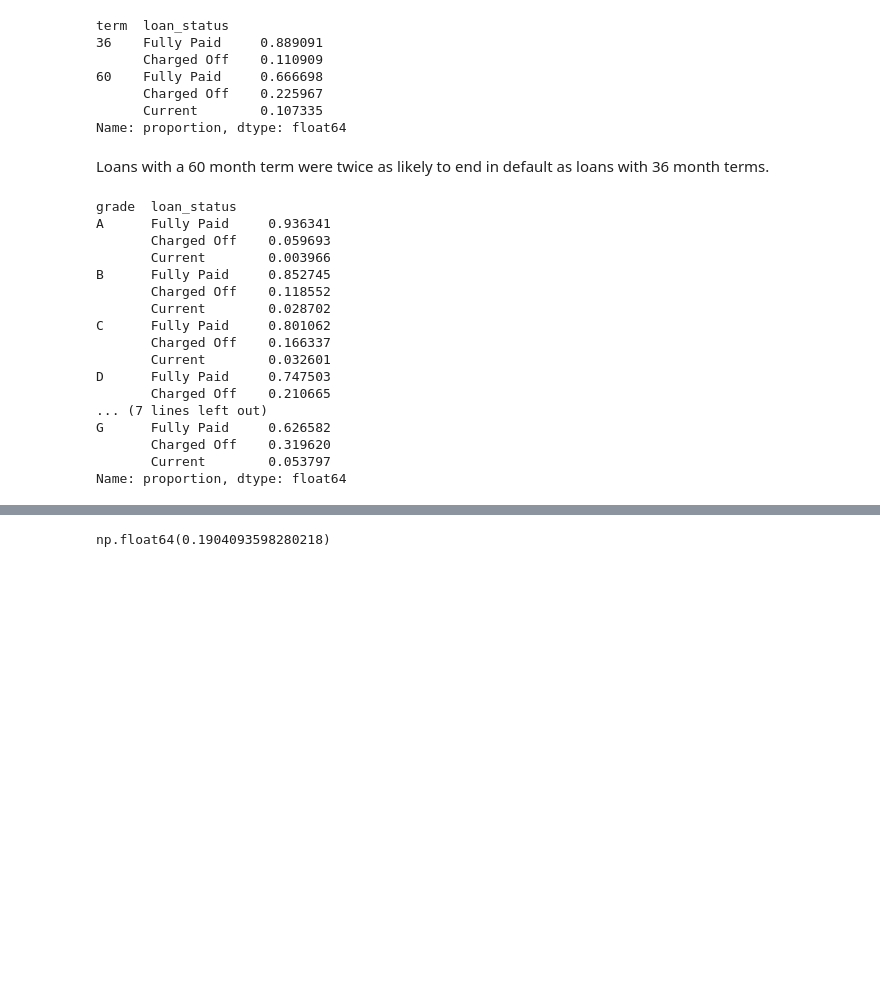
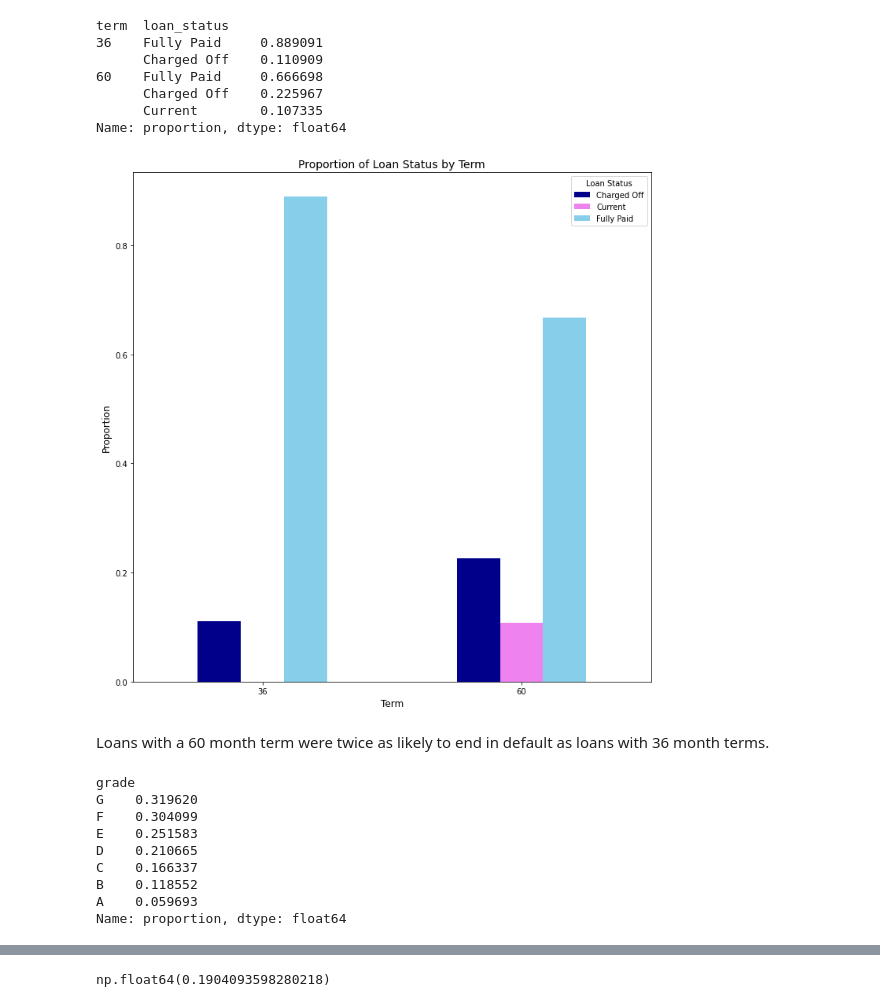
Before and after one commit to partwalk/iiitb-ml-ai, a Jupyter notebook: Module 6/case_study.ipynb, the cells around one changed output, grey strips where cells are left out. Saved outputs shown, nothing was run; the diff lists cells and outputs as text; code cells hidden in the pictures; blank space fills up the shorter version.

```diff
--- a/Module 6/case_study.ipynb
+++ b/Module 6/case_study.ipynb
@@ -155,5 +220,6 @@ One way of reducing defaults would be to decrease the importance of verification
 # %%
-df.groupby('term')['loan_status'].value_counts(normalize=True, dropna=True)
+t = df.groupby('term')['loan_status'].value_counts(normalize=True, dropna=True)
+t
 # %% [output]
 term  loan_status
 36    Fully Paid     0.889091
@@ -162,25 +228,23 @@ term  loan_status
       Charged Off    0.225967
       Current        0.107335
 Name: proportion, dtype: float64
+# %%
+barchartv2(t, "term")
+# %% [output]
+[figure, added]
 # %% [markdown]
 Loans with a 60 month term were twice as likely to end in default as loans with 36 month terms.
 # %%
-df.groupby('grade')['loan_status'].value_counts(normalize=True, dropna=True)
+g = df.groupby('grade')['loan_status'].value_counts(normalize=True, dropna=True)
+gr = g.xs('Charged Off', level=1).sort_values(ascending=False)
+gr
 # %% [output]
-grade  loan_status
-A      Fully Paid     0.936341
-       Charged Off    0.059693
-       Current        0.003966
-B      Fully Paid     0.852745
-       Charged Off    0.118552
-       Current        0.028702
-C      Fully Paid     0.801062
-       Charged Off    0.166337
-       Current        0.032601
-D      Fully Paid     0.747503
-       Charged Off    0.210665
-... (7 lines left out)
-G      Fully Paid     0.626582
-       Charged Off    0.319620
-       Current        0.053797
+grade
+G    0.319620
+F    0.304099
+E    0.251583
+D    0.210665
+C    0.166337
+B    0.118552
+A    0.059693
 Name: proportion, dtype: float64
```
Also changed, not shown: parts of 53 cells of this notebook, 31 other files.
